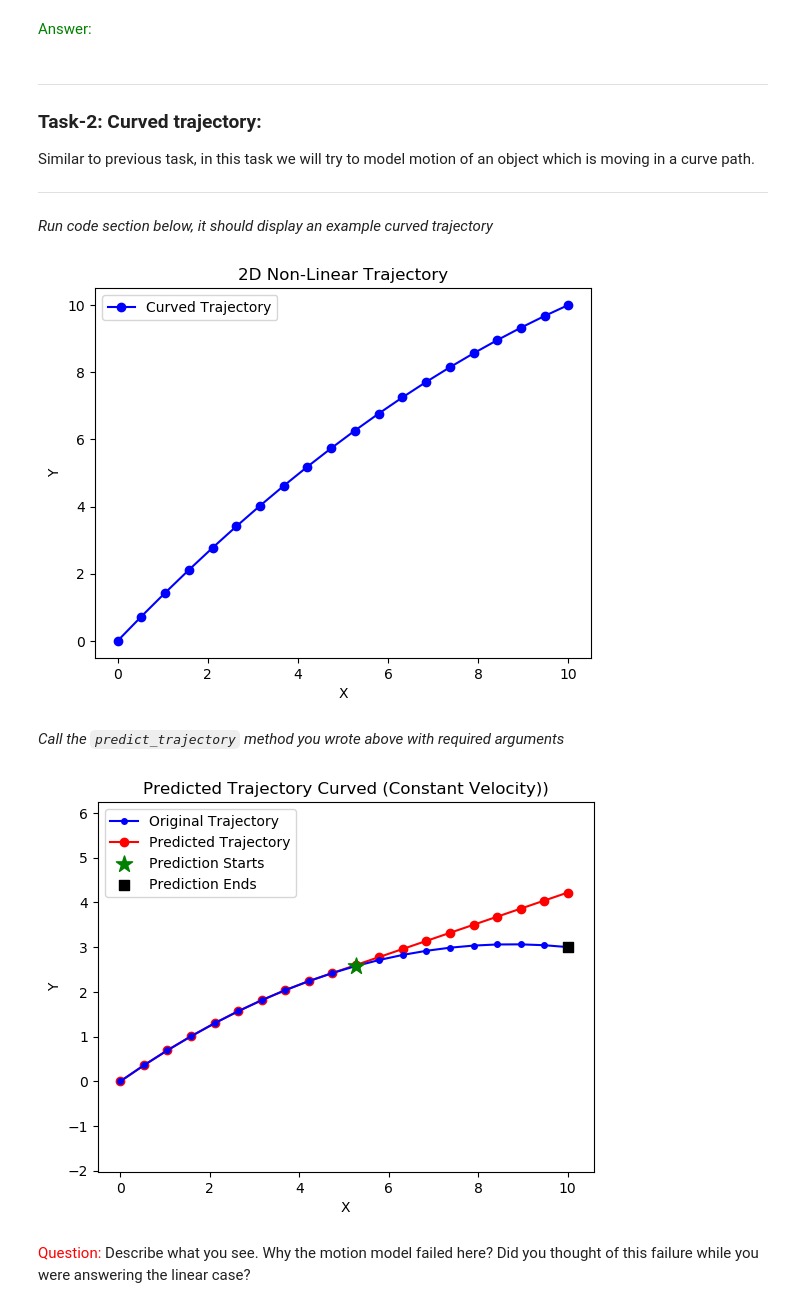
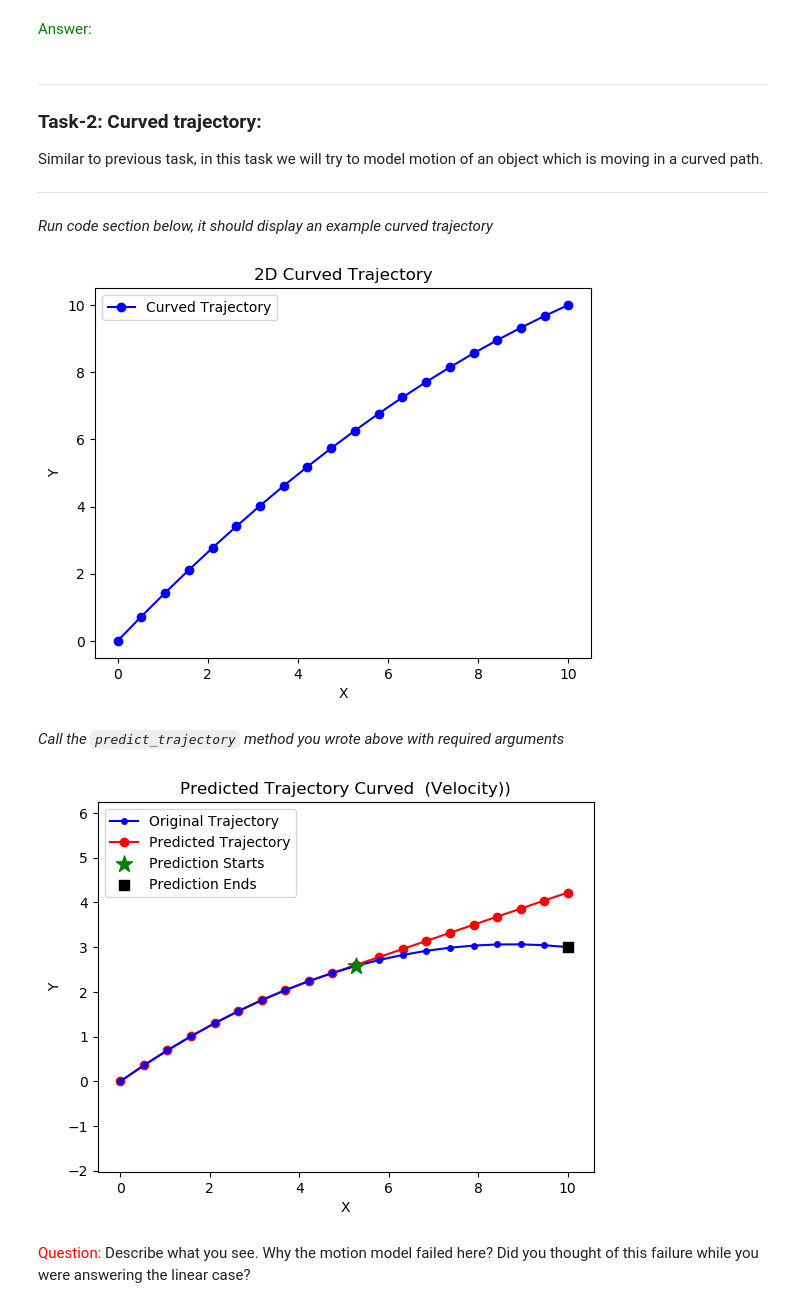
Before and after one commit to MahirGulzar/fundamentals_of_autonomous_driving, a Jupyter notebook: motion_prediction_lab.ipynb, the cells around one changed output. Drawn from its saved outputs; the diff is of its cells as text; code cells hidden in the pictures.

Commit message:
Added more tasks

```diff
--- a/motion_prediction_lab.ipynb
+++ b/motion_prediction_lab.ipynb
@@ -61,7 +61,9 @@ plt.show()
 ###### CODE STARTS HERE #######
 ###############################
 
-def predict_trajectory(trajectory, dt, n, acceleration=True):
+def predict_trajectory(trajectory, n, acceleration=True):
+    dt=0.1
+
     # Calculate the velocity vector from the trajectory
     velocity = np.diff(trajectory, axis=0) / dt
 
@@ -148,7 +150,7 @@ plt.show()
 
 
 ### Task-2: Curved trajectory:
-Similar to previous task, in this task we will try to model motion of an object which is moving in a curve path.
+Similar to previous task, in this task we will try to model motion of an object which is moving in a curved path.
 
 <hr />
 # %% [markdown]
@@ -163,16 +165,15 @@ num_points = 20
 trajectory = generate_curved_trajectory(start_point, end_point, num_points)
 
 # Plot the trajectory
-import matplotlib.pyplot as plt
 fig, ax = plt.subplots()
 ax.plot(trajectory[:, 0], trajectory[:, 1], 'bo-', label='Curved Trajectory')
 plt.xlabel('X')
 plt.ylabel('Y')
-plt.title('2D Non-Linear Trajectory')
+plt.title('2D Curved Trajectory')
 ax.legend()
 plt.show()
 # %% [output]
-[figure, old version]
+[figure, new version]
 # %% [markdown]
 <em> Call the `predict_trajectory` method you wrote above with required arguments</em>
 # %%
@@ -186,37 +187,36 @@ curved_trajectory_ground_truth = generate_curved_trajectory(start_point, end_poi
 
 
 # Define the time step and number of points to predict
-dt = 0.1
 n = 10
 half_len = int(len(curved_trajectory_ground_truth)/2)
 
 ###############################
 ###### CODE STARTS HERE #######
 ###############################
 
 # Comment this line and call predict_trajectory method which your wrote above with required arguments
 predicted_trajectory = curved_trajectory_ground_truth[:half_len]
-predicted_trajectory = predict_trajectory(curved_trajectory_ground_truth[:half_len], dt, n, acceleration=False)
+predicted_trajectory = predict_trajectory(curved_trajectory_ground_truth[:half_len], n, acceleration=False)
 
 
 #############################
 ###### CODE ENDS HERE #######
 #############################
 
 # Plot the original and predicted trajectories
 fig, ax = plt.subplots()
 ax.plot(curved_trajectory_ground_truth[:, 0], curved_trajectory_ground_truth[:, 1], 'bo-', label='Original Trajectory', markersize=4, zorder=2)
 ax.plot(predicted_trajectory[:, 0], predicted_trajectory[:, 1], 'bo-', label='Predicted Trajectory', color='red',  zorder=1)
 ax.scatter(curved_trajectory_ground_truth[half_len][0], curved_trajectory_ground_truth[half_len][1], label='Prediction Starts', marker='*'  , color='green', s=[150],  zorder=3)
 ax.scatter(curved_trajectory_ground_truth[-1][0], curved_trajectory_ground_truth[-1][1], label='Prediction Ends', marker='s'  , color='black', s=[50],  zorder=3)
 ax.axis('equal')
 ax.set_xlabel('X')
 ax.set_ylabel('Y')
-ax.set_title('Predicted Trajectory Curved (Constant Velocity))')
+ax.set_title('Predicted Trajectory Curved  (Velocity))')
 ax.legend()
 plt.show()
 # %% [output]
-[figure, old version]
+[figure, new version]
 # %% [markdown]
 <span style="color:Red">Question: </span> Describe what you see. Why the motion model failed here? Did you thought of this failure while you were answering the linear case?
 <br>
```
Also changed, not shown: parts of 21 cells of this notebook.
